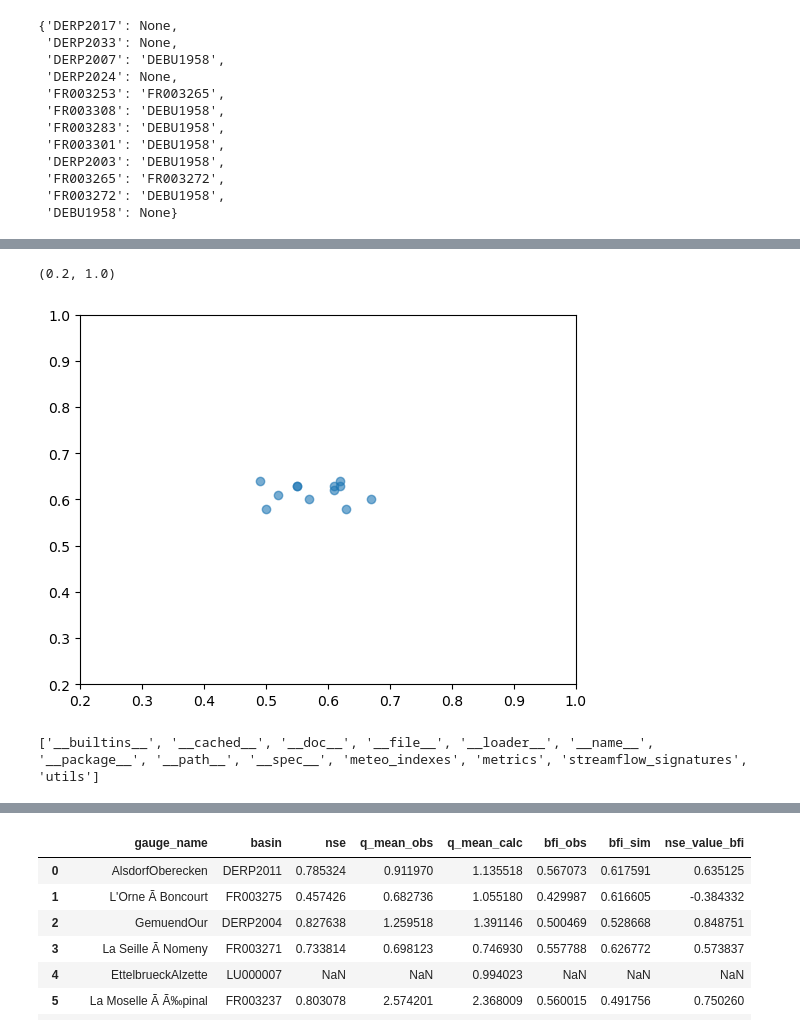
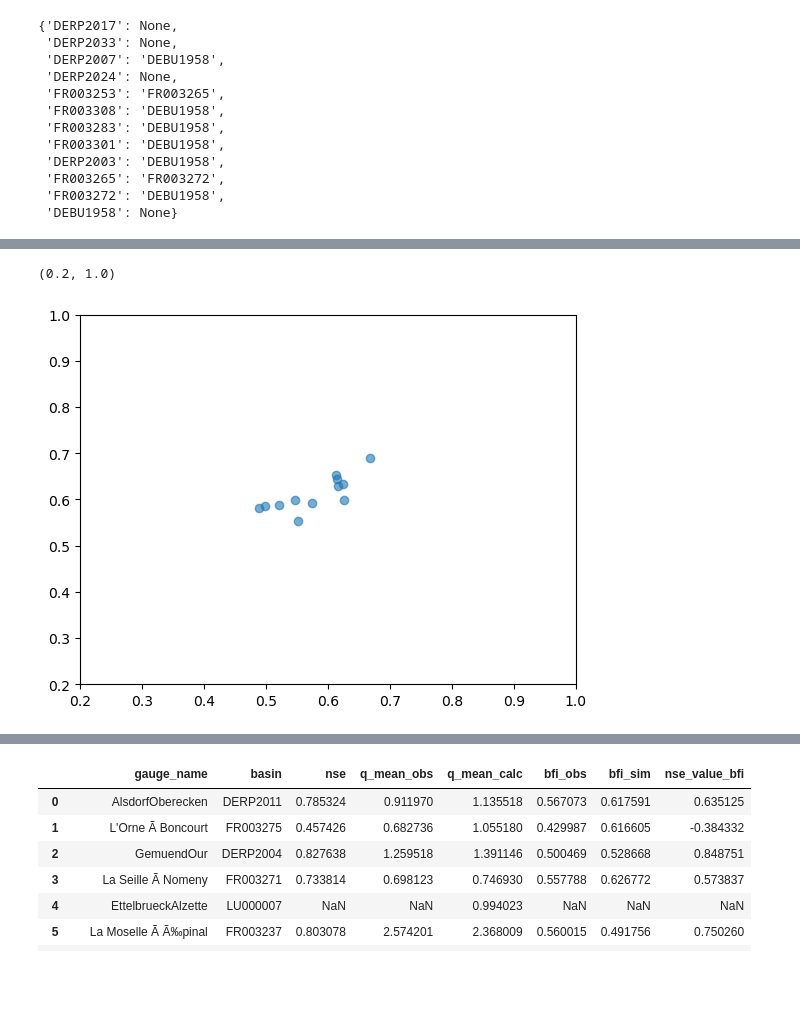
Before and after one commit to thiagovmdon/estreams_superflexpy, a Jupyter notebook: code/02_modelling_distributed_Moselle_SUMAX_waterdeficit.ipynb, the cells around one changed output, grey strips where cells are left out. Saved outputs shown, nothing was run; the diff lists cells and outputs as text; code cells hidden in the pictures; blank space fills up the shorter version.

```diff
--- a/code/02_modelling_distributed_Moselle_SUMAX.ipynb
+++ b/code/02_modelling_distributed_Moselle_SUMAX_waterdeficit.ipynb
@@ -2550,11 +1693,9 @@ nse_results_cal_r_1
 # %%
-
-
 # Create scatter plot
-plt.scatter(nse_results_cal_r_1["bfi_obs"], nse_results_cal_r_1["bfi_sim"], alpha=0.6)
+plt.scatter(nse_results_cal_r_1_sumaxroot["bfi_obs"], nse_results_cal_r_1_sumaxroot["bfi_sim"], alpha=0.6)
 # Set limits (adjust according to your data range)
 plt.xlim([0.2, 1])
 plt.ylim([0.2, 1])
 # %% [output]
 (0.2, 1.0)
-[figure, old version]
+[figure, new version]
@@ -2563,6 +1701,0 @@ import hydroanalysis as hydroanalysis
-# %%
-
-# List all functions and attributes in the module
-print(dir(hydroanalysis))
-# %% [output]
-['__builtins__', '__cached__', '__doc__', '__file__', '__loader__', '__name__', '__package__', '__path__', '__spec__', 'meteo_indexes', 'metrics', 'streamflow_signatures', 'utils']
```
Also changed, not shown: parts of 80 cells of this notebook, 14 other files.
